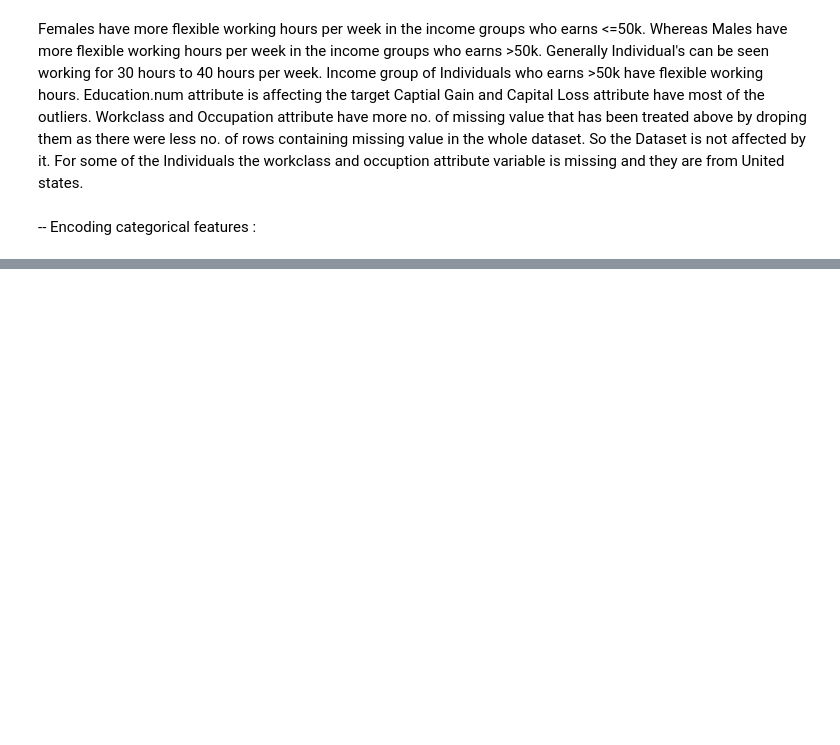
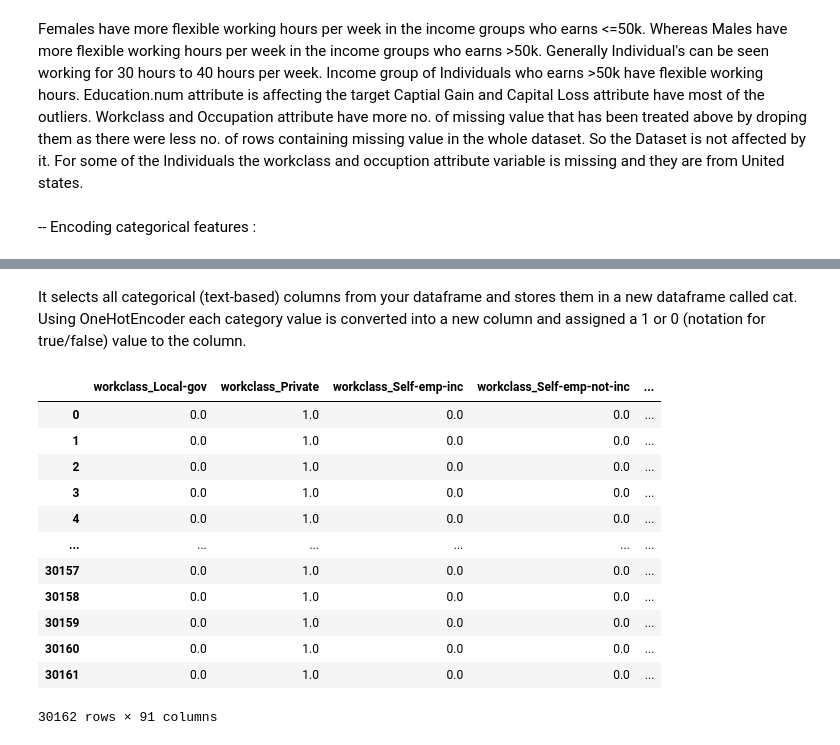
Before and after one commit to soniya-builds/Data-Analysis-Projects, a Jupyter notebook: Full Data Analysis Project with Python/raw_code.ipynb, the cells around one changed output, grey strips where cells are left out. Drawn from its saved outputs; the diff is of its cells as text; code cells hidden in the pictures; blank space fills up the shorter version.

```diff
--- a/Full Data Analysis Project with Python/raw_code.ipynb
+++ b/Full Data Analysis Project with Python/raw_code.ipynb
@@ -904,0 +923,28 @@ For some of the Individuals the workclass and occuption attribute variable is mi
+# %% [markdown]
+It selects all categorical (text-based) columns from your dataframe and stores them in a new dataframe called cat.
+Using OneHotEncoder each category value is converted into a new column and assigned a 1 or 0 (notation for true/false) value to the column.
+# %%
+encoder = OneHotEncoder(drop='first', sparse_output=False)
+
+cat_encoded = encoder.fit_transform(cat)
+
+cat_df = pd.DataFrame(
+    cat_encoded,
+    columns=encoder.get_feature_names_out(cat.columns)
+)
+# %%
+cat_df
+# %% [output]
+|  | workclass_Local-gov | workclass_Private | workclass_Self-emp-inc | workclass_Self-emp-not-inc | ... |
+| 0 | 0.0 | 1.0 | 0.0 | 0.0 | ... |
+| 1 | 0.0 | 1.0 | 0.0 | 0.0 | ... |
+| 2 | 0.0 | 1.0 | 0.0 | 0.0 | ... |
+| 3 | 0.0 | 1.0 | 0.0 | 0.0 | ... |
+| 4 | 0.0 | 1.0 | 0.0 | 0.0 | ... |
+| ... | ... | ... | ... | ... | ... |
+| 30157 | 0.0 | 1.0 | 0.0 | 0.0 | ... |
+| 30158 | 0.0 | 1.0 | 0.0 | 0.0 | ... |
+| 30159 | 0.0 | 1.0 | 0.0 | 0.0 | ... |
+| 30160 | 0.0 | 1.0 | 0.0 | 0.0 | ... |
+| 30161 | 0.0 | 1.0 | 0.0 | 0.0 | ... |
+30162 rows × 91 columns
```
Also changed, not shown: parts of 2 cells of this notebook.
